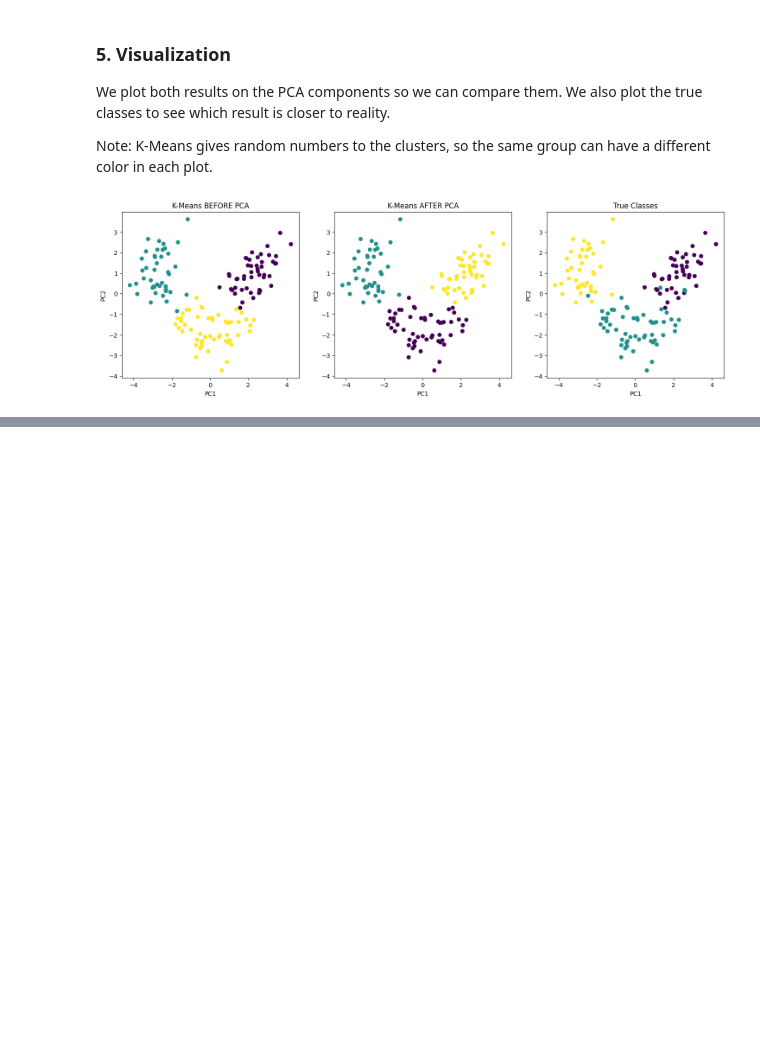
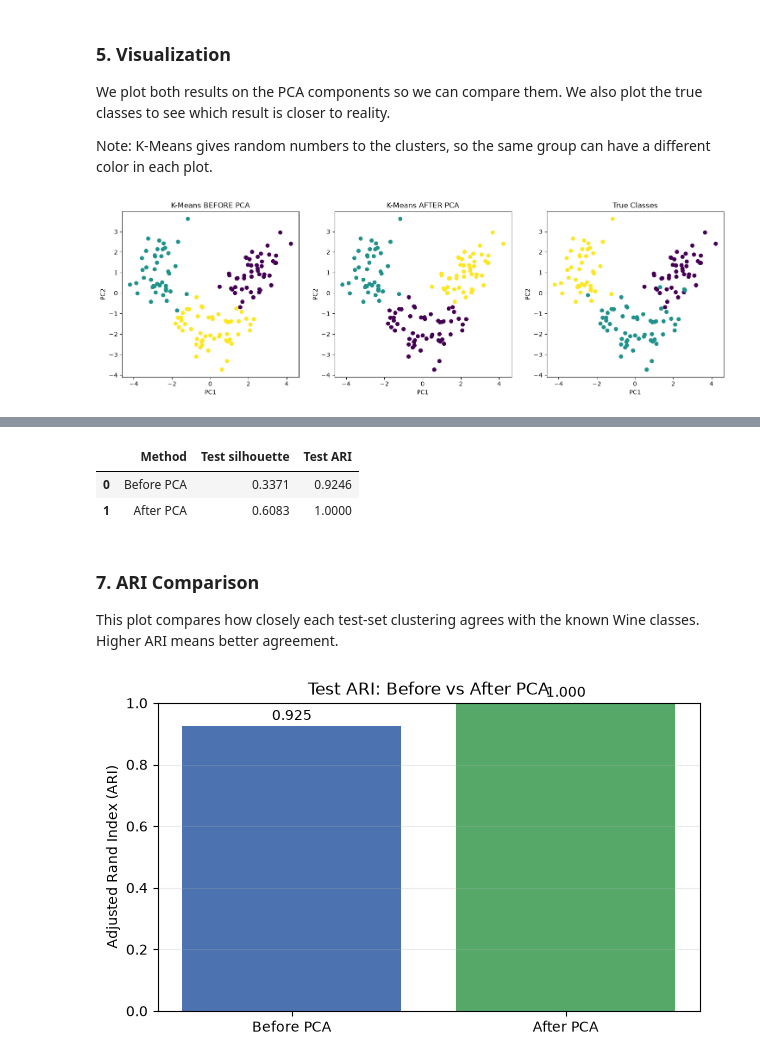
Before and after one commit to JanaAlzobidi/Machine-Learning-Projects, a Jupyter notebook: Unit-5-Unsupervised-Learning/Clustering-Before-and-After-PCA/Evaluating_Clustering_Before_and_After_PCA.ipynb, the cells around one changed output, grey strips where cells are left out. Cells and saved outputs as stored; diff of their text form; code cells hidden in the pictures; blank space fills up the shorter version.

```diff
--- a/Unit-5-Unsupervised-Learning/Clustering-Before-and-After-PCA/Evaluating_Clustering_Before_and_After_PCA.ipynb
+++ b/Unit-5-Unsupervised-Learning/Clustering-Before-and-After-PCA/Evaluating_Clustering_Before_and_After_PCA.ipynb
@@ -142,0 +146,38 @@ plt.show()
+# %%
+from sklearn.metrics import adjusted_rand_score
+
+# Predict test clusters without refitting either K-Means model.
+test_labels_before = kmeans_before.predict(X_test_scaled)
+test_labels_after = kmeans_after.predict(X_test_pca)
+
+sil_test_before = silhouette_score(X_test_scaled, test_labels_before)
+sil_test_after = silhouette_score(X_test_pca, test_labels_after)
+ari_test_before = adjusted_rand_score(y_test, test_labels_before)
+ari_test_after = adjusted_rand_score(y_test, test_labels_after)
+
+test_results = pd.DataFrame({
+    'Method': ['Before PCA', 'After PCA'],
+    'Test silhouette': [sil_test_before, sil_test_after],
+    'Test ARI': [ari_test_before, ari_test_after]
+})
+display(test_results.round(4))
+# %% [output]
+|  | Method | Test silhouette | Test ARI |
+| 0 | Before PCA | 0.3371 | 0.9246 |
+| 1 | After PCA | 0.6083 | 1.0000 |
+# %% [markdown]
+### 7. ARI Comparison
+This plot compares how closely each test-set clustering agrees with the known Wine classes. Higher ARI means better agreement.
+# %%
+plt.figure(figsize=(7, 4))
+bars = plt.bar(test_results['Method'], test_results['Test ARI'], color=['#4C72B0', '#55A868'])
+plt.title('Test ARI: Before vs After PCA')
+plt.ylabel('Adjusted Rand Index (ARI)')
+plt.ylim(0, 1)
+plt.grid(axis='y', alpha=0.25)
+for bar in bars:
+    plt.text(bar.get_x() + bar.get_width() / 2, bar.get_height() + 0.02,
+             f'{bar.get_height():.3f}', ha='center')
+plt.show()
+# %% [output]
+[figure, added]
```
Also changed, not shown: parts of 4 cells of this notebook.
